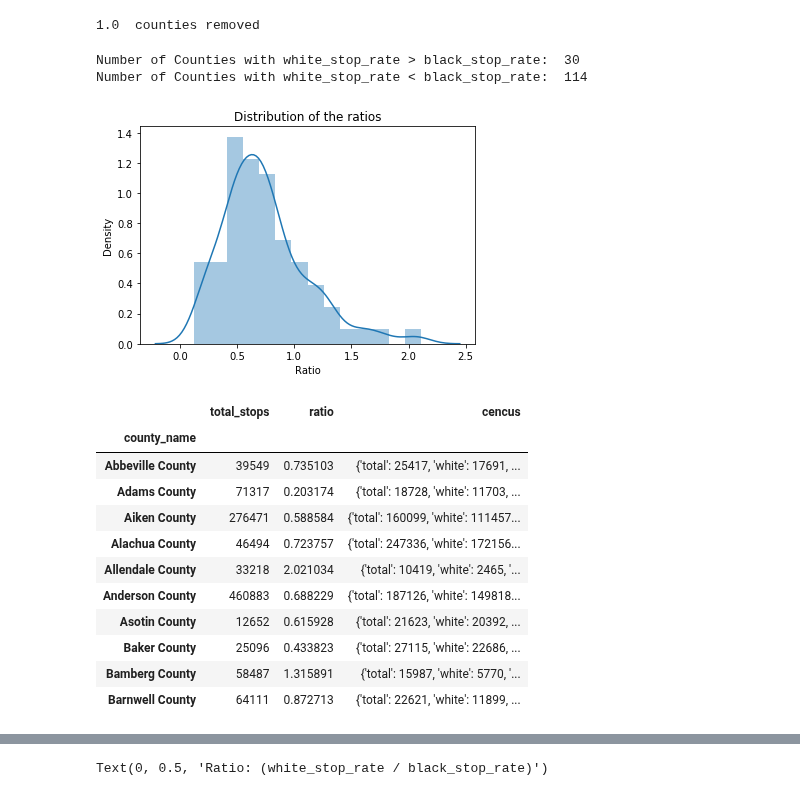
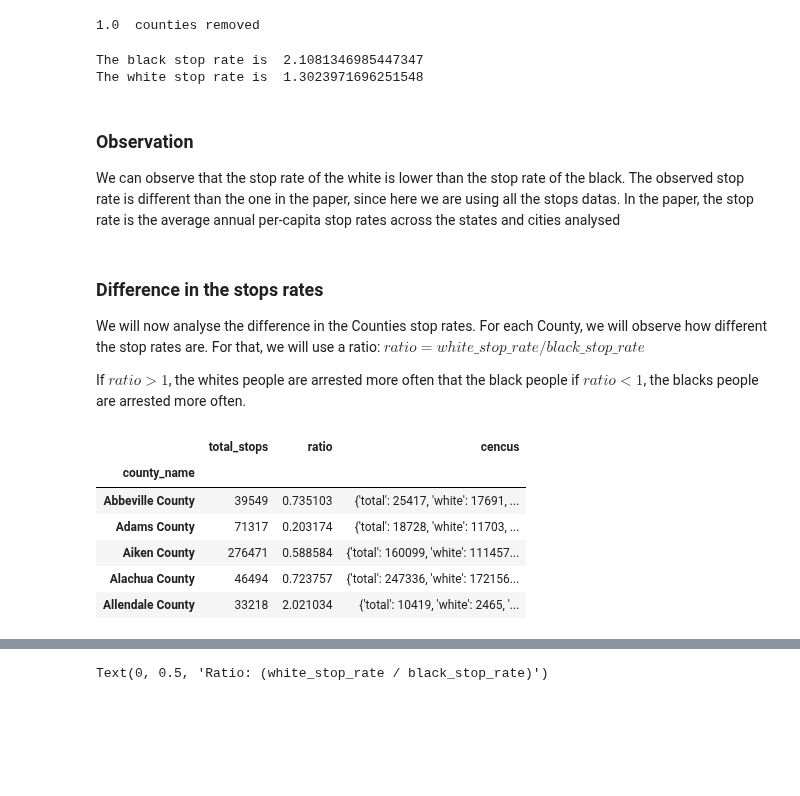
Before and after one commit to epfl-ada/ada-2020-project-milestone-p3-p3_adahn, a Jupyter notebook: Cencus Dataset.ipynb, the cells around one changed output, grey strips where cells are left out. Cells and saved outputs as stored; diff of their text form; code cells hidden in the pictures; blank space fills up the shorter version.

Commit message:
add observation

```diff
--- a/Cencus Dataset.ipynb
+++ b/Cencus Dataset.ipynb
@@ -281,52 +281,56 @@ rates = rates[False == rates['county_name'].isin(county_to_remove)]
 print((length_before - len(rates))/2, " counties removed");
 # %% [output]
 1.0  counties removed
+# %%
+black_stop_rate = rates[rates['subject_race'] == 'black']['race_stop_rate'].mean()
+white_stop_rate = rates[rates['subject_race'] == 'white']['race_stop_rate'].mean()
+
+print("The black stop rate is ", black_stop_rate)
+print("The white stop rate is ", white_stop_rate)
+# %% [output]
+The black stop rate is  2.1081346985447347
+The white stop rate is  1.3023971696251548
+# %% [markdown]
+### Observation
+We can observe that the stop rate of the white is lower than the stop rate of the black.
+The observed stop rate is different than the one in the paper, since here we are using all the stops datas. In the paper, the stop rate is the average annual per-capita stop rates across the states and cities analysed
+# %% [markdown]
+### Difference in the stops rates
+We will now analyse the difference in the Counties stop rates.
+For each County, we will observe how different the stop rates are. For that, we will use a ratio:
+$ ratio = white\_stop\_rate / black\_stop\_rate $
+
+If $ratio > 1$, the whites people are arrested more often that the black people
+if $ratio < 1$, the blacks people are arrested more often.
 # %%
 # We now have the rate of black people stopped and the rate of white people stopped
 # We will now compute the ratio of those two different rates
 # ratio = r_white / w_black
 
 # If we have ratio > 1:  The rate of white stopped is greater than the rate of black stopped
 # If we have ration < 0: The rate of black stopped is greater than the rate of white stopped
 
 def computeRatio(white_rate, black_rate):
     return white_rate / black_rate;
 
 def extract_ratio(race, race_stop_rate):
     if(race.iloc[0] == 'white'):
         return computeRatio(race_stop_rate.iloc[0], race_stop_rate.iloc[1])
     else:
         return computeRatio(race_stop_rate.iloc[1], race_stop_rate.iloc[0])
 
 def appl_merge_rows(x):
     ratio = extract_ratio(x['subject_race'], x['race_stop_rate'])
     return pd.Series({'total_stops':x['total_stops'].sum(), 'ratio':ratio, 'cencus': x['cencus'].values[0]})
 
 ratios = rates.groupby('county_name').apply(lambda x: appl_merge_rows(x))
 
-print("Number of Counties with white_stop_rate > black_stop_rate: ", len(ratios[ratios['ratio'] > 1]))
-print("Number of Counties with white_stop_rate < black_stop_rate: ", len(ratios[ratios['ratio'] < 1]))
-
-sns.distplot(ratios['ratio'].values)
-plt.title('Distribution of the ratios')
-plt.xlabel('Ratio')
-plt.ylabel('Density')
-plt.show()
-
-ratios.head(10)
+ratios.head(5)
 # %% [output]
-Number of Counties with white_stop_rate > black_stop_rate:  30
-Number of Counties with white_stop_rate < black_stop_rate:  114
-[figure, removed]
 |  | total_stops | ratio | cencus |
 | county_name |  |  |  |
 | Abbeville County | 39549 | 0.735103 | {'total': 25417, 'white': 17691, ... |
 | Adams County | 71317 | 0.203174 | {'total': 18728, 'white': 11703, ... |
 | Aiken County | 276471 | 0.588584 | {'total': 160099, 'white': 111457... |
 | Alachua County | 46494 | 0.723757 | {'total': 247336, 'white': 172156... |
 | Allendale County | 33218 | 2.021034 | {'total': 10419, 'white': 2465, '... |
-| Anderson County | 460883 | 0.688229 | {'total': 187126, 'white': 149818... |
-| Asotin County | 12652 | 0.615928 | {'total': 21623, 'white': 20392, ... |
-| Baker County | 25096 | 0.433823 | {'total': 27115, 'white': 22686, ... |
-| Bamberg County | 58487 | 1.315891 | {'total': 15987, 'white': 5770, '... |
-| Barnwell County | 64111 | 0.872713 | {'total': 22621, 'white': 11899, ... |
```
Also changed, not shown: parts of 5 cells of this notebook.
